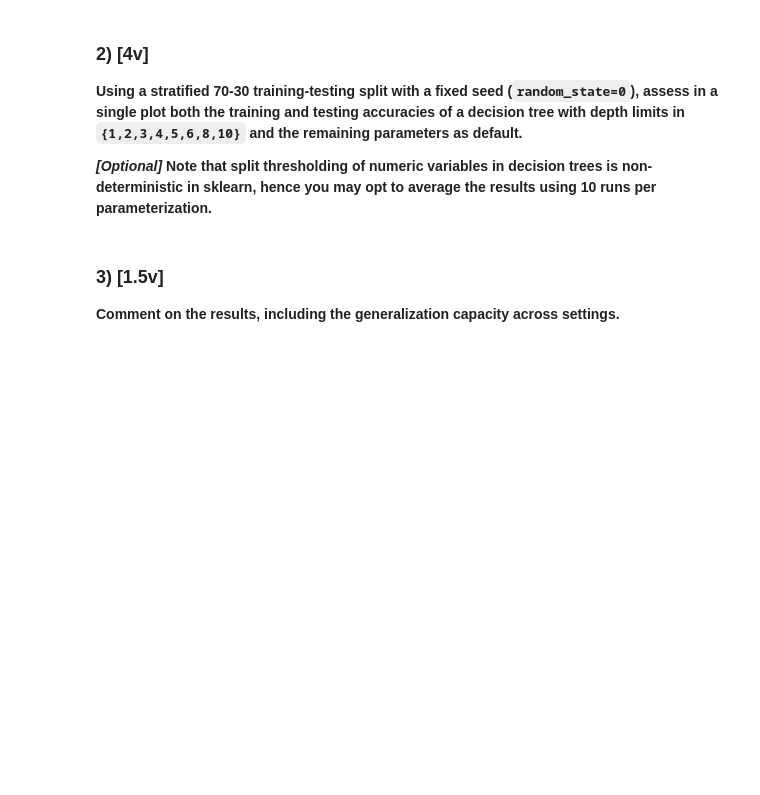
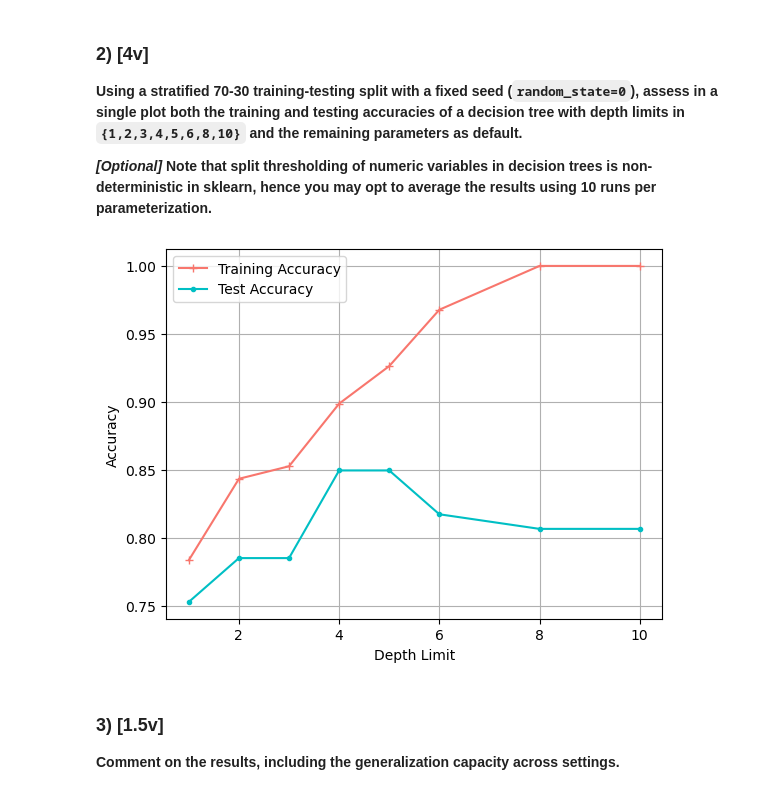
Before and after one commit to gocho1307/Homeworks-ML, a Jupyter notebook: hw1/hw1.ipynb, the cells around one changed output. Cells and saved outputs as stored; diff of their text form; code cells hidden in the pictures; blank space fills up the shorter version.

```diff
--- a/hw1/hw1.ipynb
+++ b/hw1/hw1.ipynb
@@ -83,0 +89,6 @@ in sklearn, hence you may opt to average the results using 10 runs per parameter
+# %%
+# Read the ARFF file and prepare data
+data = loadarff("./data/column_diagnosis.arff")
+df = pd.DataFrame(data[0])
+df["class"] = df["class"].str.decode("utf-8")
+X, y = df.drop("class", axis=1), df["class"]
@@ -84,3 +119,28 @@ in sklearn, hence you may opt to average the results using 10 runs per parameter
+# %%
+plt.plot(
+    DEPTH_LIMIT,
+    training_accuracy,
+    label="Training Accuracy",
+    marker="+",
+    color="#f8766d",
+)
+plt.plot(
+    DEPTH_LIMIT,
+    test_accuracy,
+    label="Test Accuracy",
+    marker=".",
+    color="#00bfc4"
+)
+
+plt.xlabel("Depth Limit")
+plt.ylabel("Accuracy")
+
+plt.legend()
+plt.grid(True)
+plt.savefig("./report/training_testing_accuracies.svg")
+plt.show()
+# %% [output]
+[figure, added]
 # %% [markdown]
 ### 3) [1.5v]
 
```
Also changed, not shown: parts of 2 cells of this notebook, 4 other files.
